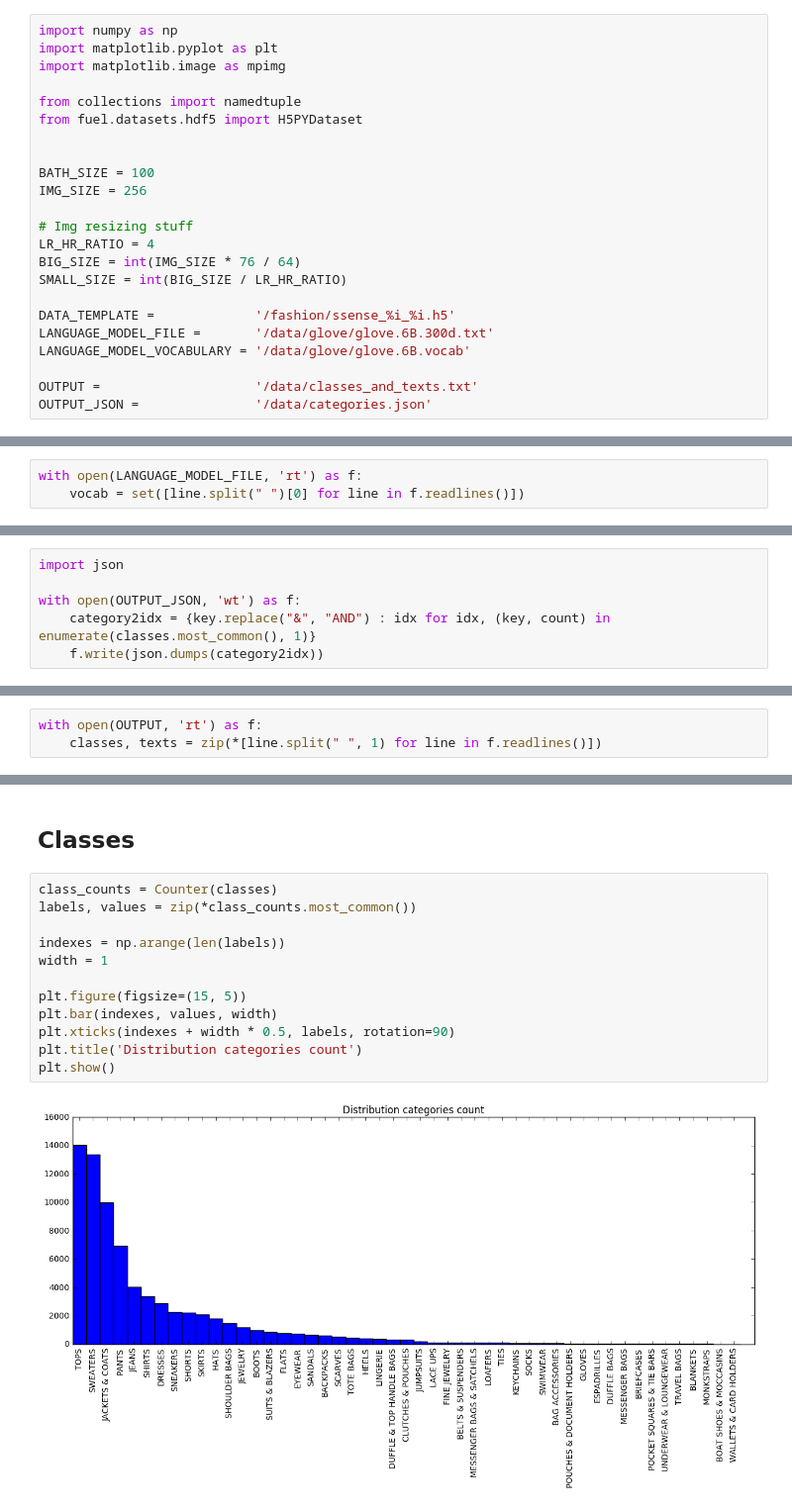
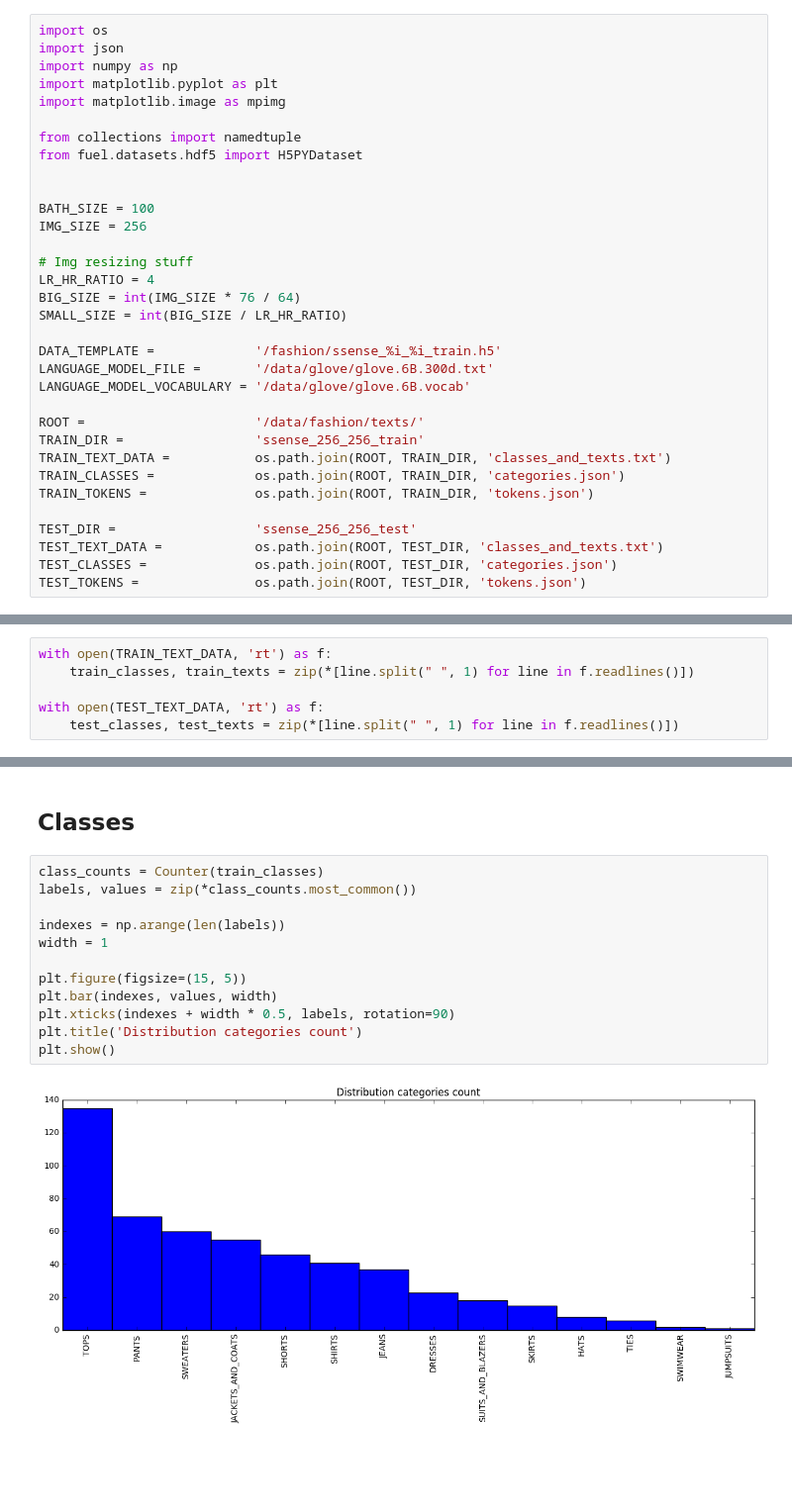
Before and after one commit to 1o0ko/StackGAN, a Jupyter notebook: notebook/data_exploration.ipynb, the cells around one changed output, grey strips where cells are left out. Shown at 99% size. Cells and saved outputs as stored; diff of their text form; blank space fills up the shorter version.

```diff
--- a/notebook/data_exploration.ipynb
+++ b/notebook/data_exploration.ipynb
@@ -3,4 +9,6 @@
 # %%
+import os
+import json
 import numpy as np
 import matplotlib.pyplot as plt
 import matplotlib.image as mpimg
@@ -17,11 +25,19 @@ LR_HR_RATIO = 4
 BIG_SIZE = int(IMG_SIZE * 76 / 64)
 SMALL_SIZE = int(BIG_SIZE / LR_HR_RATIO)
 
-DATA_TEMPLATE =             '/fashion/ssense_%i_%i.h5'
+DATA_TEMPLATE =             '/fashion/ssense_%i_%i_train.h5'
 LANGUAGE_MODEL_FILE =       '/data/glove/glove.6B.300d.txt'
 LANGUAGE_MODEL_VOCABULARY = '/data/glove/glove.6B.vocab'
 
-OUTPUT =                    '/data/classes_and_texts.txt'
-OUTPUT_JSON =               '/data/categories.json'
+ROOT =                      '/data/fashion/texts/'
+TRAIN_DIR =                 'ssense_256_256_train'
+TRAIN_TEXT_DATA =           os.path.join(ROOT, TRAIN_DIR, 'classes_and_texts.txt')
+TRAIN_CLASSES =             os.path.join(ROOT, TRAIN_DIR, 'categories.json')
+TRAIN_TOKENS =              os.path.join(ROOT, TRAIN_DIR, 'tokens.json')
+
+TEST_DIR =                  'ssense_256_256_test'
+TEST_TEXT_DATA =            os.path.join(ROOT, TEST_DIR, 'classes_and_texts.txt')
+TEST_CLASSES =              os.path.join(ROOT, TEST_DIR, 'categories.json')
+TEST_TOKENS =               os.path.join(ROOT, TEST_DIR, 'tokens.json')
 # %%
 data_set = H5PYDataset(DATA_TEMPLATE % (IMG_SIZE, IMG_SIZE), which_sets=('all',))
@@ -170,3 +43,0 @@ tokens.most_common(10)
-# %%
-with open(LANGUAGE_MODEL_FILE, 'rt') as f:
-    vocab = set([line.split(" ")[0] for line in f.readlines()])
@@ -234,8 +94,2 @@ dump_for_keras(data_set, OUTPUT, batch_size = BATH_SIZE, vocab=None)
-# %%
-import json
-
-with open(OUTPUT_JSON, 'wt') as f:
-    category2idx = {key.replace("&", "AND") : idx for idx, (key, count) in enumerate(classes.most_common(), 1)}
-    f.write(json.dumps(category2idx))
 # %% [markdown]
 ## Load data
@@ -242,4 +98,7 @@ with open(OUTPUT_JSON, 'wt') as f:
 # %%
-with open(OUTPUT, 'rt') as f:
-    classes, texts = zip(*[line.split(" ", 1) for line in f.readlines()])
+with open(TRAIN_TEXT_DATA, 'rt') as f:
+    train_classes, train_texts = zip(*[line.split(" ", 1) for line in f.readlines()])
+
+with open(TEST_TEXT_DATA, 'rt') as f:
+    test_classes, test_texts = zip(*[line.split(" ", 1) for line in f.readlines()])
 # %%
@@ -260,16 +119,16 @@ plt.show()
 # %% [markdown]
 ## Classes
 # %%
-class_counts = Counter(classes)
+class_counts = Counter(train_classes)
 labels, values = zip(*class_counts.most_common())
 
 indexes = np.arange(len(labels))
 width = 1
 
 plt.figure(figsize=(15, 5))
 plt.bar(indexes, values, width)
 plt.xticks(indexes + width * 0.5, labels, rotation=90)
 plt.title('Distribution categories count')
 plt.show()
 # %% [output]
-[figure, old version]
+[figure, new version]
```
Also changed, not shown: parts of 33 cells of this notebook, 8 other files.
